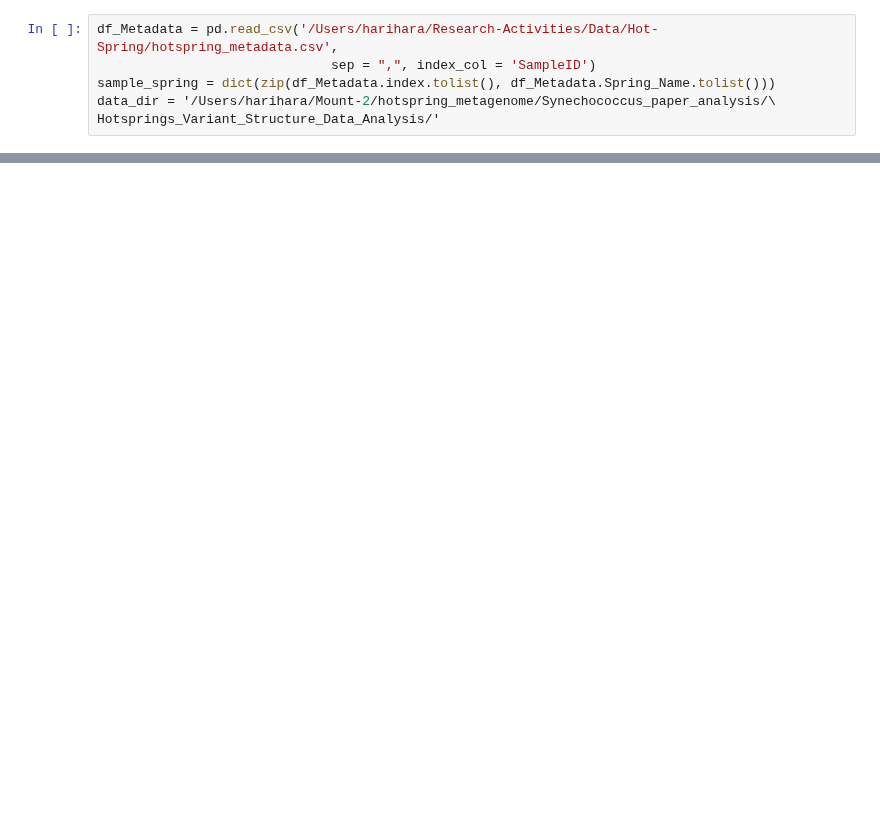
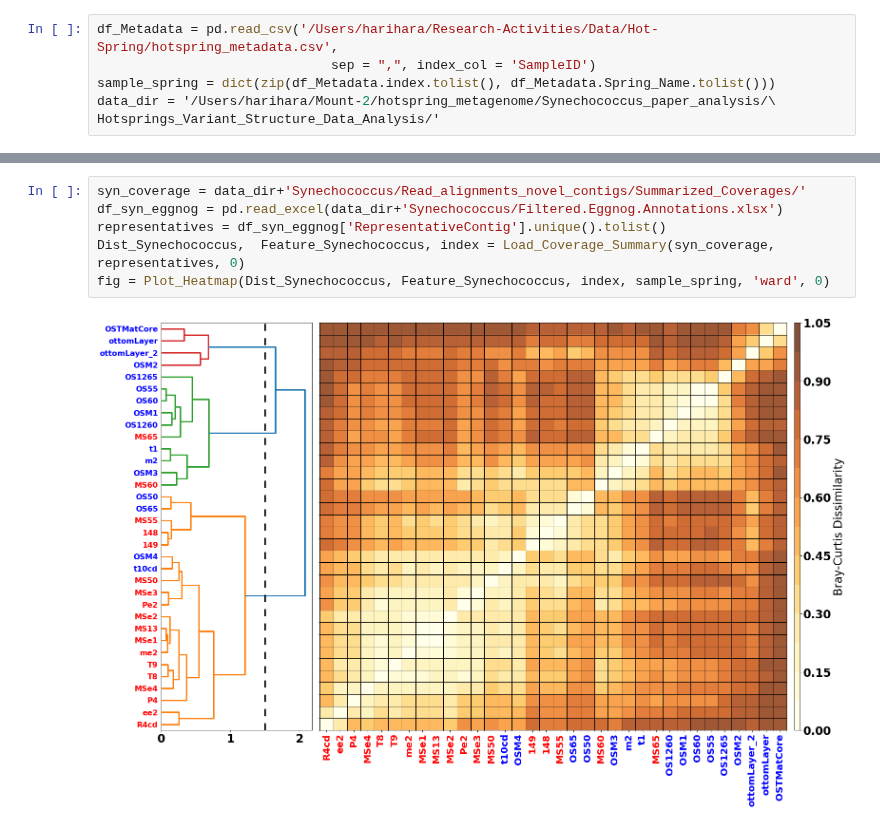
Before and after one commit to hsmurali/Hot_Springs_Analysis, a Jupyter notebook: Scripts/Strain-Analysis/Synechococcus_Paper/Cluster_Novel_Segments_Across_Samples/Cluster_Presence_Absence_Matrix_Novel_Contigs.ipynb, the cells around one changed output, grey strips where cells are left out. Cells and saved outputs as stored; diff of their text form; blank space fills up the shorter version.

```diff
--- a/Scripts/Strain-Analysis/Synechococcus_Paper/Cluster_Novel_Segments_Across_Samples/Cluster_Presence_Absence_Matrix_Novel_Contigs.ipynb
+++ b/Scripts/Strain-Analysis/Synechococcus_Paper/Cluster_Novel_Segments_Across_Samples/Cluster_Presence_Absence_Matrix_Novel_Contigs.ipynb
@@ -137,0 +143,8 @@ fig = Plot_Heatmap(Dist_All, index, sample_spring)
+# %%
+syn_coverage = data_dir+'Synechococcus/Read_alignments_novel_contigs/Summarized_Coverages/'
+df_syn_eggnog = pd.read_excel(data_dir+'Synechococcus/Filtered.Eggnog.Annotations.xlsx')
+representatives = df_syn_eggnog['RepresentativeContig'].unique().tolist()
+Dist_Synechococcus,  Feature_Synechococcus, index = Load_Coverage_Summary(syn_coverage, representatives, 0)
+fig = Plot_Heatmap(Dist_Synechococcus, Feature_Synechococcus, index, sample_spring, 'ward', 0)
+# %% [output]
+[figure, added]
```
Also changed, not shown: parts of 14 cells of this notebook, 20 other files.
